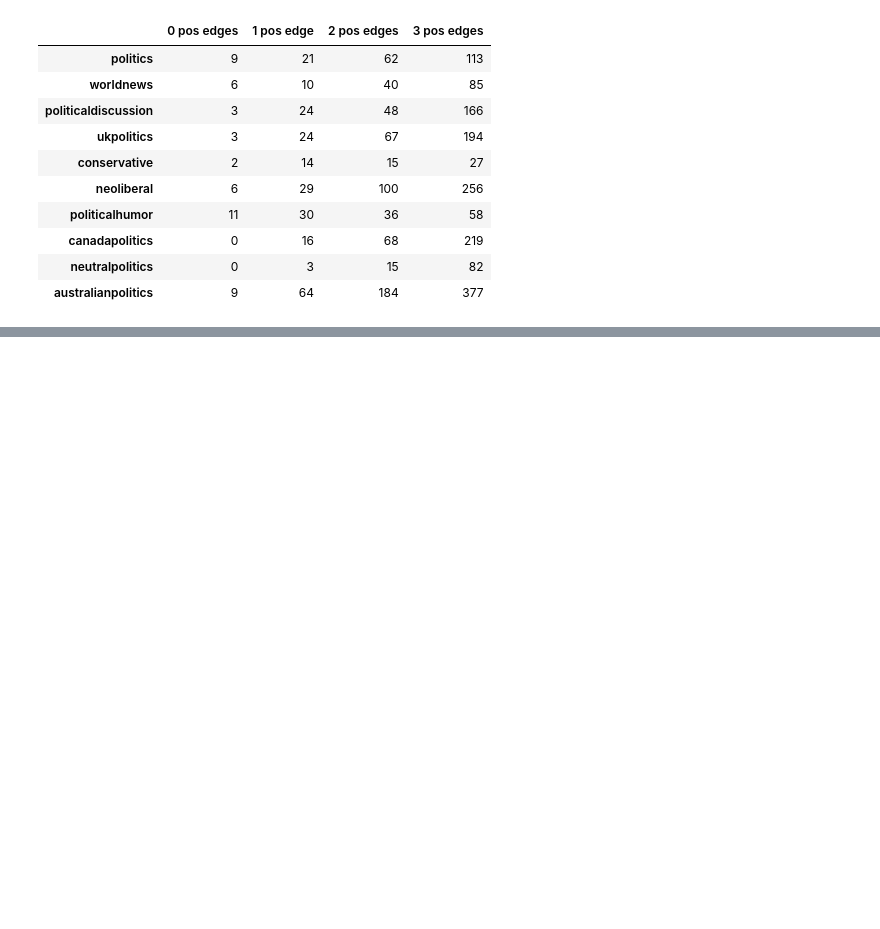
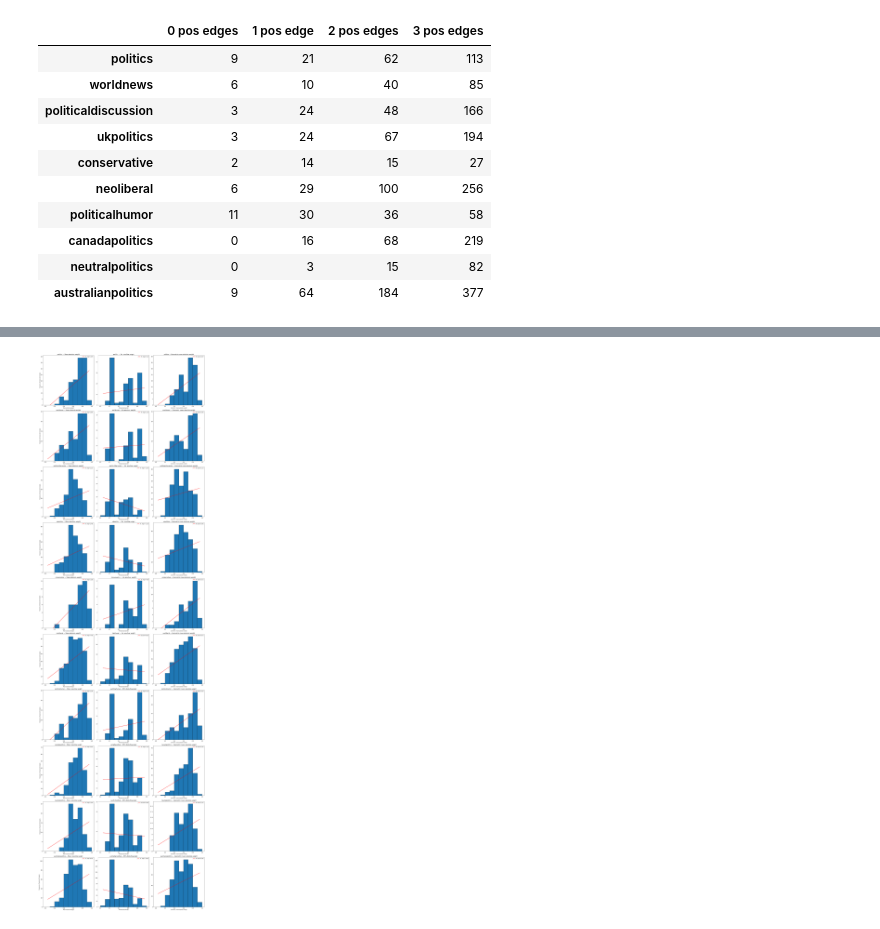
Before and after one commit to gsscala/reddit-graph, a Jupyter notebook: individual_graphs_analysis/ind_graphs.ipynb, the cells around one changed output, grey strips where cells are left out. Cells and saved outputs as stored; diff of their text form; code cells hidden in the pictures; blank space fills up the shorter version.

```diff
--- a/individual_graphs_analysis/ind_graphs.ipynb
+++ b/individual_graphs_analysis/ind_graphs.ipynb
@@ -194,0 +187,67 @@ df_nu
+# %%
+def mean_abs(triangle: list):
+    return (abs(triangle[0]) + abs(triangle[1]) + abs(triangle[2])) / 3
+
+def min_abs(triangle: list):
+    return min(list(np.abs(np.array(triangle))))
+
+def geo_abs(triangle: list):
+    return (abs(triangle[0]) * abs(triangle[1]) * abs(triangle[2])) ** (1 / 3)
+
+def in_balance(triangle: list):
+    triangle = list(np.sign(np.array(triangle)))
+    for el in triangle:
+        assert(el)
+
+    return 1 - (triangle.count(-1) % 2)
+# %%
+fig, axes = plt.subplots(len(graphs), 3, figsize=(24, 8 * len(graphs)))
+axes = np.atleast_2d(axes)
+
+bins = np.linspace(0, 1, 11)
+bin_centers = (bins[:-1] + bins[1:]) / 2
+
+for ind, (subreddit, numerical_triangles) in enumerate(triangles.items()):
+    mean_balanced = []
+    min_balanced = []
+    geo_balanced = []
+    for triangle in numerical_triangles:
+        if in_balance(triangle):
+            mean_balanced.append(mean_abs(triangle))
+            min_balanced.append(min_abs(triangle))
+            geo_balanced.append(geo_abs(triangle))
+
+    ax0, ax1, ax2 = axes[ind, 0], axes[ind, 1], axes[ind, 2]
+
+    # plot histograms
+    counts0, _ = np.histogram(mean_balanced, bins=bins)
+    ax0.bar(bin_centers, counts0, width=bins[1]-bins[0], edgecolor='black', align='center')
+    ax0.set_title(f'{subreddit} — Mean absolute weight', fontsize=14)
+    ax0.set_xlabel('Mean absolute weight')
+    ax0.set_ylabel('Frequency of balanced triangles')
+
+    counts1, _ = np.histogram(min_balanced, bins=bins)
+    ax1.bar(bin_centers, counts1, width=bins[1]-bins[0], edgecolor='black', align='center')
+    ax1.set_title(f'{subreddit} — Min absolute weight', fontsize=14)
+    ax1.set_xlabel('Min absolute weight')
+
+    counts2, _ = np.histogram(geo_balanced, bins=bins)
+    ax2.bar(bin_centers, counts2, width=bins[1]-bins[0], edgecolor='black', align='center')
+    ax2.set_title(f'{subreddit} — Geometric mean absolute weight', fontsize=14)
+    ax2.set_xlabel('Geometric mean absolute weight')
+
+    # fit and draw linear regression lines on the histograms (counts vs bin center)
+    for ax, counts in ((ax0, counts0), (ax1, counts1), (ax2, counts2)):
+        if counts.sum() > 0:
+            # simple linear regression using numpy.polyfit
+            slope, intercept = np.polyfit(bin_centers, counts, 1)
+            y_fit = slope * bin_centers + intercept
+            ax.plot(bin_centers, y_fit, color='red', linewidth=2, zorder=10, label=f'fit: slope={slope:.2f}')
+            ax.legend(fontsize=10)
+        ax.tick_params(axis='both', labelsize=12)
+        ax.set_ylim(bottom=0)
+
+plt.tight_layout()
+plt.show()
+# %% [output]
+[figure, added]
```
Also changed, not shown: parts of 2 cells of this notebook.
